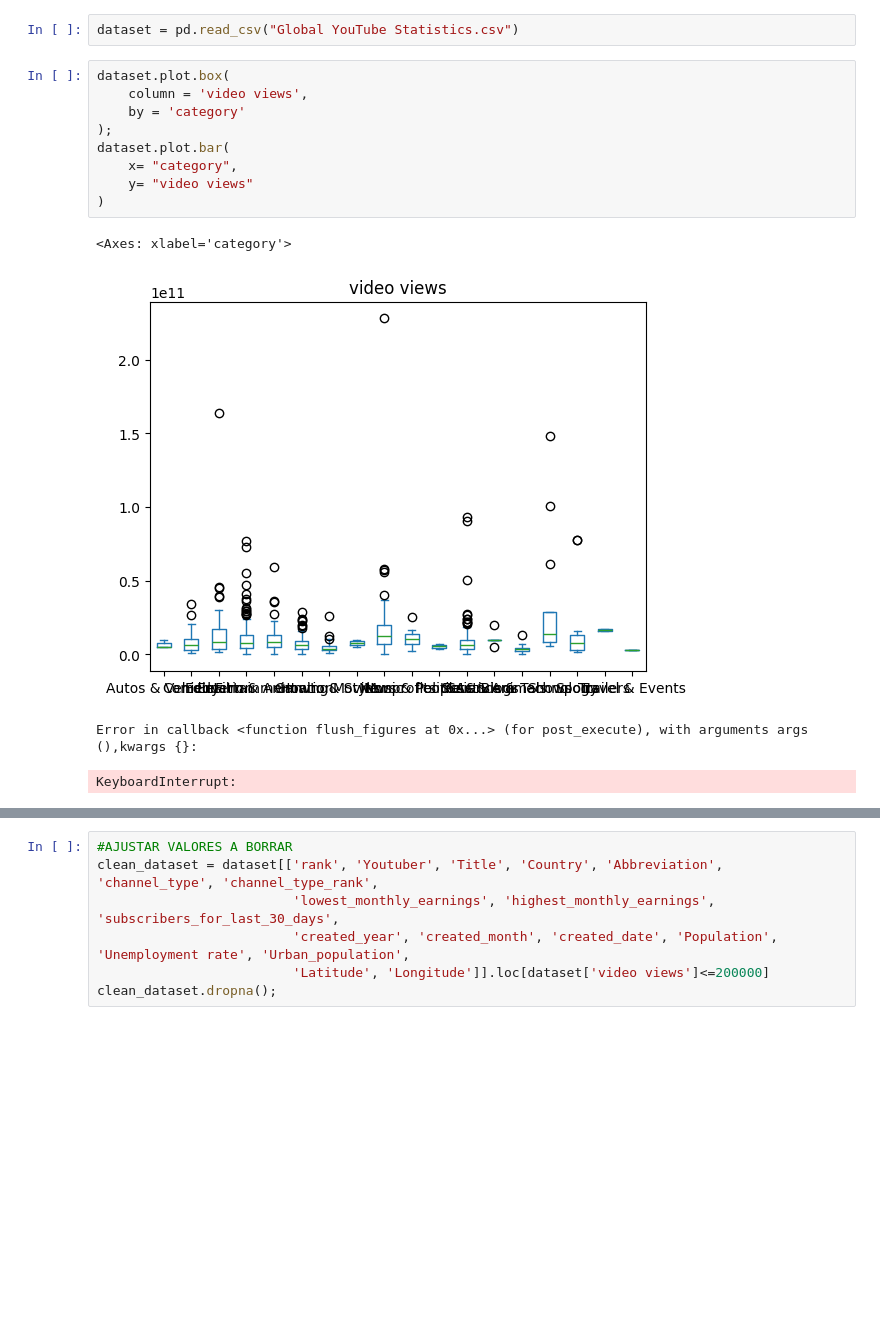
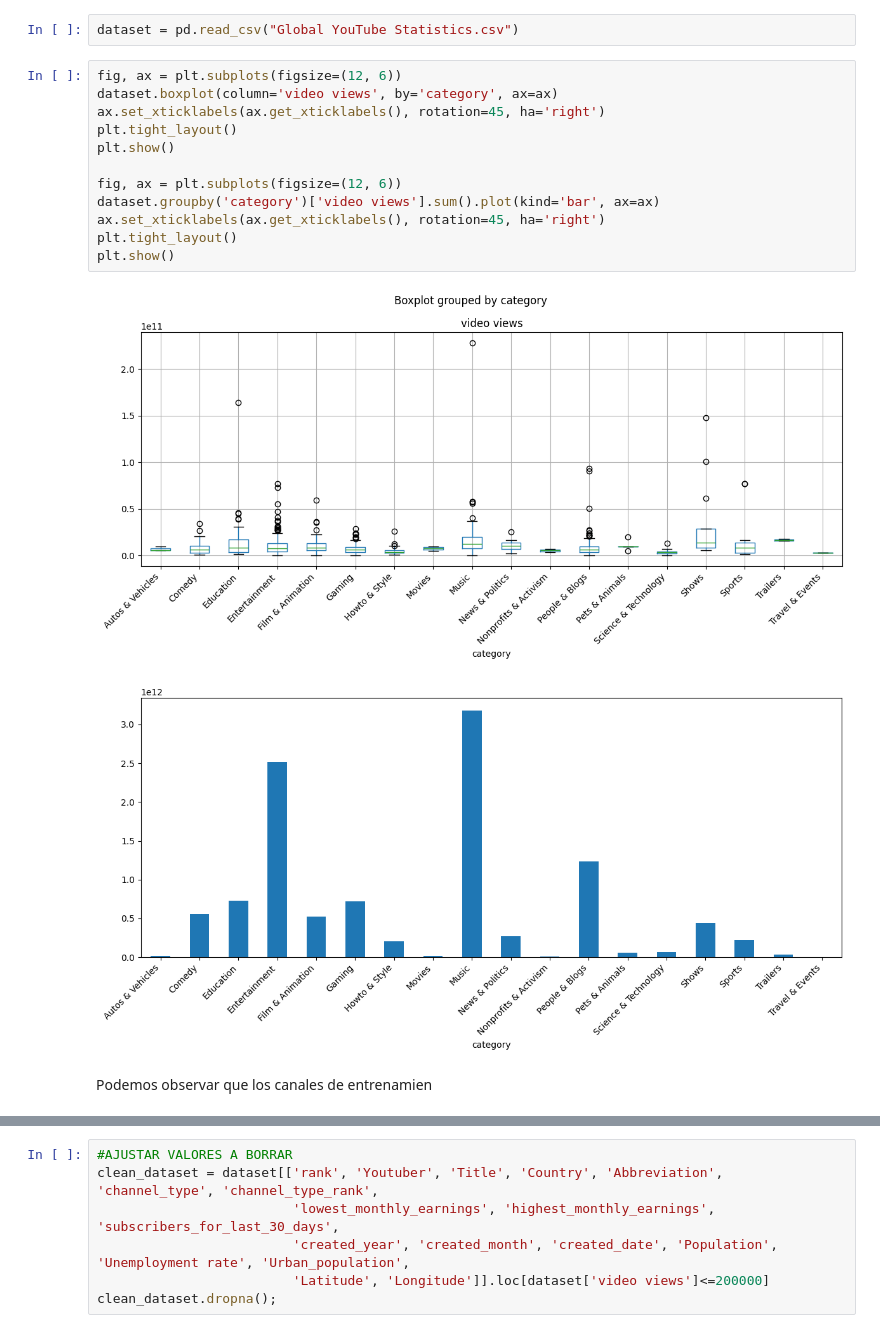
Before and after one commit to Yuuiichi/proyecto-estaca, a Jupyter notebook: Grupo 08 Global YouTube Statistics.ipynb, the cells around one changed output, grey strips where cells are left out. Cells and saved outputs as stored; diff of their text form; blank space fills up the shorter version.

```diff
--- a/Grupo 08 Global YouTube Statistics.ipynb
+++ b/Grupo 08 Global YouTube Statistics.ipynb
@@ -80,20 +80,23 @@ import pandas as pd
 from matplotlib import pyplot as plt
 # %%
 dataset = pd.read_csv("Global YouTube Statistics.csv")
-# %%
-dataset.plot.box(
-    column = 'video views',
-    by = 'category'
-);
-dataset.plot.bar(
-    x= "category",
-    y= "video views"
-)
-# %% [output]
-<Axes: xlabel='category'>
-[figure, removed]
-Error in callback <function flush_figures at 0x...> (for post_execute), with arguments args (),kwargs {}:
-KeyboardInterrupt:
+# %%
+fig, ax = plt.subplots(figsize=(12, 6))
+dataset.boxplot(column='video views', by='category', ax=ax)
+ax.set_xticklabels(ax.get_xticklabels(), rotation=45, ha='right')
+plt.tight_layout()
+plt.show()
+
+fig, ax = plt.subplots(figsize=(12, 6))
+dataset.groupby('category')['video views'].sum().plot(kind='bar', ax=ax)
+ax.set_xticklabels(ax.get_xticklabels(), rotation=45, ha='right')
+plt.tight_layout()
+plt.show()
+# %% [output]
+[figure, added]
+[figure, added]
+# %% [markdown]
+Podemos observar que los canales de entrenamien
 # %% [markdown]
 # 4) Variables a utilizar
 ## Variables Principales
```
Also changed, not shown: parts of 1 cell of this notebook.
